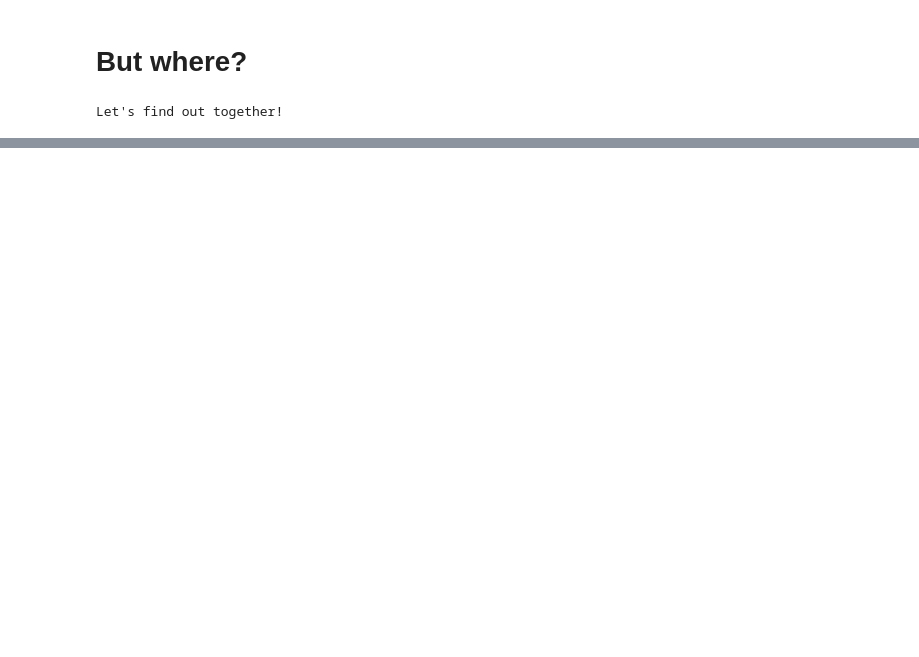
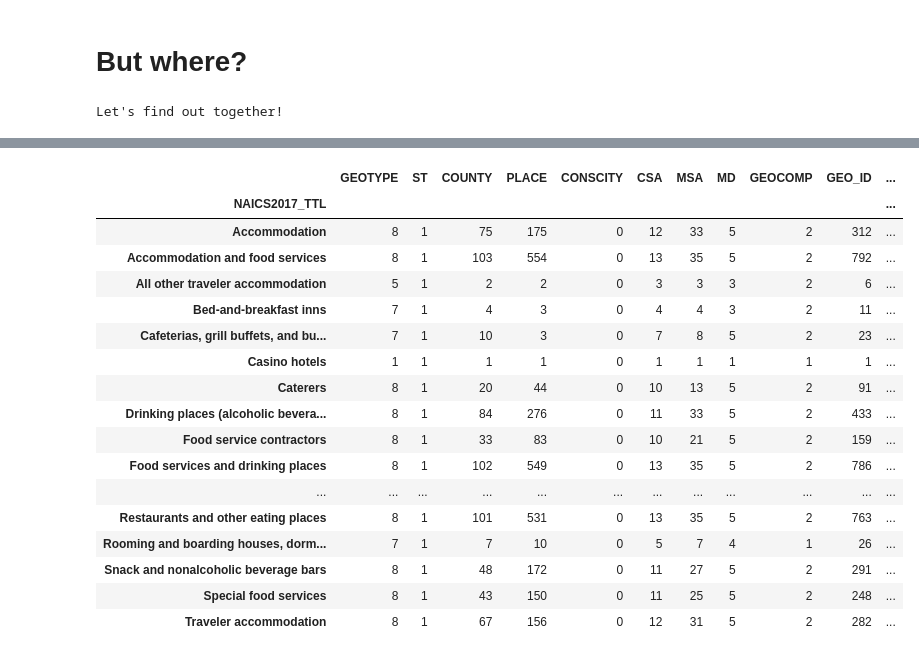
Before and after one commit to OrangeGriffin/Coursera_Capstone, a Jupyter notebook: ChicagoAreaBakery.ipynb, the cells around one changed output, grey strips where cells are left out. Cells and saved outputs as stored; diff of their text form; code cells hidden in the pictures; blank space fills up the shorter version.

```diff
--- a/ChicagoAreaBakery.ipynb
+++ b/ChicagoAreaBakery.ipynb
@@ -12,0 +67,21 @@ Let's find out together!
+# %%
+NAICS_data.groupby('NAICS2017_TTL').nunique()
+# %% [output]
+|  | GEOTYPE | ST | COUNTY | PLACE | CONSCITY | CSA | MSA | MD | GEOCOMP | GEO_ID | ... |
+| NAICS2017_TTL |  |  |  |  |  |  |  |  |  |  | ... |
+| Accommodation | 8 | 1 | 75 | 175 | 0 | 12 | 33 | 5 | 2 | 312 | ... |
+| Accommodation and food services | 8 | 1 | 103 | 554 | 0 | 13 | 35 | 5 | 2 | 792 | ... |
+| All other traveler accommodation | 5 | 1 | 2 | 2 | 0 | 3 | 3 | 3 | 2 | 6 | ... |
+| Bed-and-breakfast inns | 7 | 1 | 4 | 3 | 0 | 4 | 4 | 3 | 2 | 11 | ... |
+| Cafeterias, grill buffets, and bu... | 7 | 1 | 10 | 3 | 0 | 7 | 8 | 5 | 2 | 23 | ... |
+| Casino hotels | 1 | 1 | 1 | 1 | 0 | 1 | 1 | 1 | 1 | 1 | ... |
+| Caterers | 8 | 1 | 20 | 44 | 0 | 10 | 13 | 5 | 2 | 91 | ... |
+| Drinking places (alcoholic bevera... | 8 | 1 | 84 | 276 | 0 | 11 | 33 | 5 | 2 | 433 | ... |
+| Food service contractors | 8 | 1 | 33 | 83 | 0 | 10 | 21 | 5 | 2 | 159 | ... |
+| Food services and drinking places | 8 | 1 | 102 | 549 | 0 | 13 | 35 | 5 | 2 | 786 | ... |
+| ... | ... | ... | ... | ... | ... | ... | ... | ... | ... | ... | ... |
+| Restaurants and other eating places | 8 | 1 | 101 | 531 | 0 | 13 | 35 | 5 | 2 | 763 | ... |
+| Rooming and boarding houses, dorm... | 7 | 1 | 7 | 10 | 0 | 5 | 7 | 4 | 1 | 26 | ... |
+| Snack and nonalcoholic beverage bars | 8 | 1 | 48 | 172 | 0 | 11 | 27 | 5 | 2 | 291 | ... |
+| Special food services | 8 | 1 | 43 | 150 | 0 | 11 | 25 | 5 | 2 | 248 | ... |
+| Traveler accommodation | 8 | 1 | 67 | 156 | 0 | 12 | 31 | 5 | 2 | 282 | ... |
```
Also changed, not shown: parts of 64 cells of this notebook.
